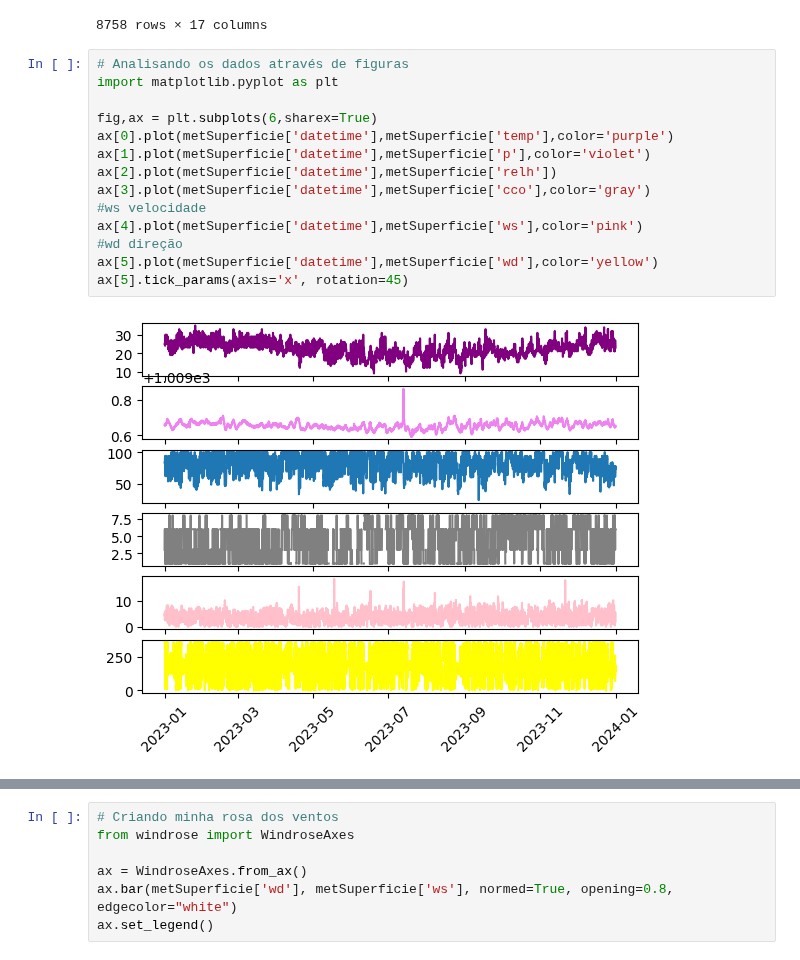
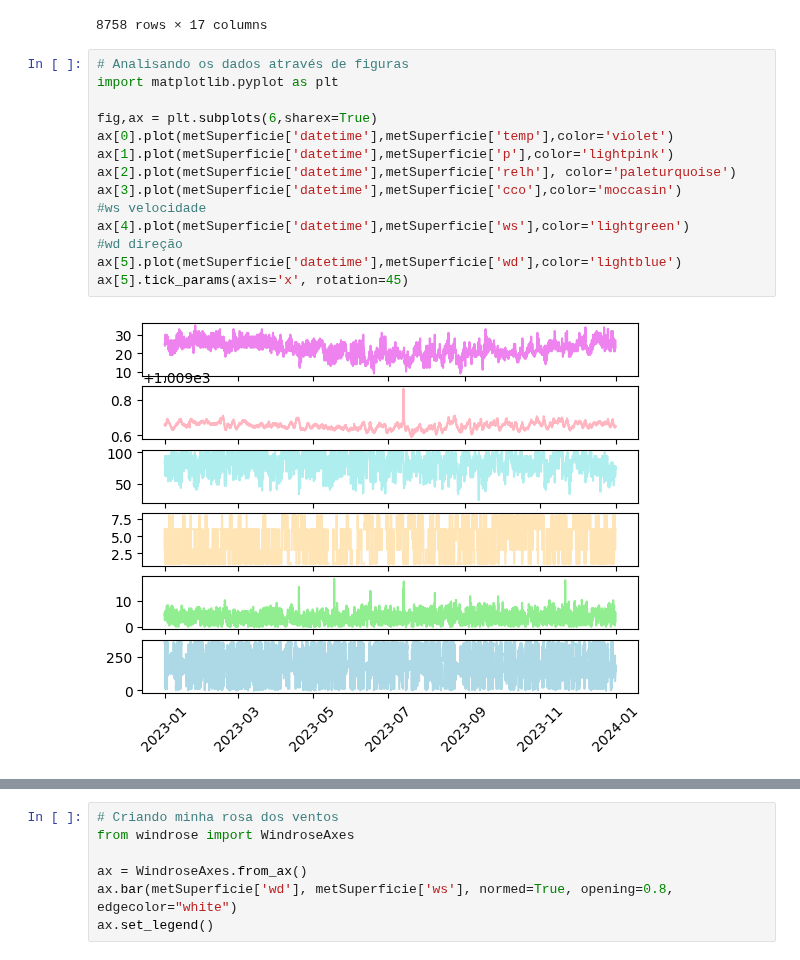
Before and after one commit to anapietroski/Controle_AnaPietroski, a Jupyter notebook: Atividade02_Ana_e_Barbara.ipynb, the cells around one changed output, grey strips where cells are left out. Cells and saved outputs as stored; diff of their text form.

```diff
--- a/Atividade02_Ana_e_Barbara.ipynb
+++ b/Atividade02_Ana_e_Barbara.ipynb
@@ -92,16 +92,16 @@ Name: datetime, Length: 8758, dtype: datetime64[ns]
 # %%
 # Analisando os dados através de figuras
 import matplotlib.pyplot as plt
 
 fig,ax = plt.subplots(6,sharex=True)
-ax[0].plot(metSuperficie['datetime'],metSuperficie['temp'],color='purple')
-ax[1].plot(metSuperficie['datetime'],metSuperficie['p'],color='violet')
-ax[2].plot(metSuperficie['datetime'],metSuperficie['relh'])
-ax[3].plot(metSuperficie['datetime'],metSuperficie['cco'],color='gray')
+ax[0].plot(metSuperficie['datetime'],metSuperficie['temp'],color='violet')
+ax[1].plot(metSuperficie['datetime'],metSuperficie['p'],color='lightpink')
+ax[2].plot(metSuperficie['datetime'],metSuperficie['relh'], color='paleturquoise')
+ax[3].plot(metSuperficie['datetime'],metSuperficie['cco'],color='moccasin')
 #ws velocidade
-ax[4].plot(metSuperficie['datetime'],metSuperficie['ws'],color='pink')
+ax[4].plot(metSuperficie['datetime'],metSuperficie['ws'],color='lightgreen')
 #wd direção
-ax[5].plot(metSuperficie['datetime'],metSuperficie['wd'],color='yellow')
+ax[5].plot(metSuperficie['datetime'],metSuperficie['wd'],color='lightblue')
 ax[5].tick_params(axis='x', rotation=45)
 # %% [output]
-[figure, old version]
+[figure, new version]
```
Also changed, not shown: parts of 4 cells of this notebook.
